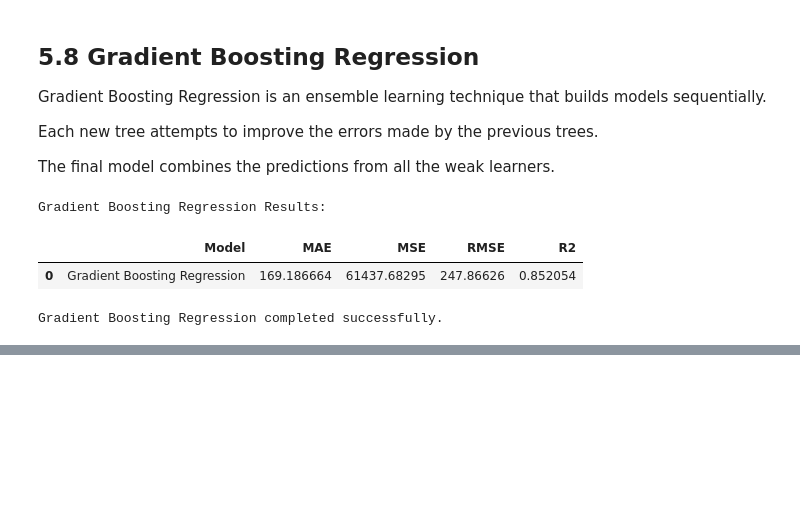
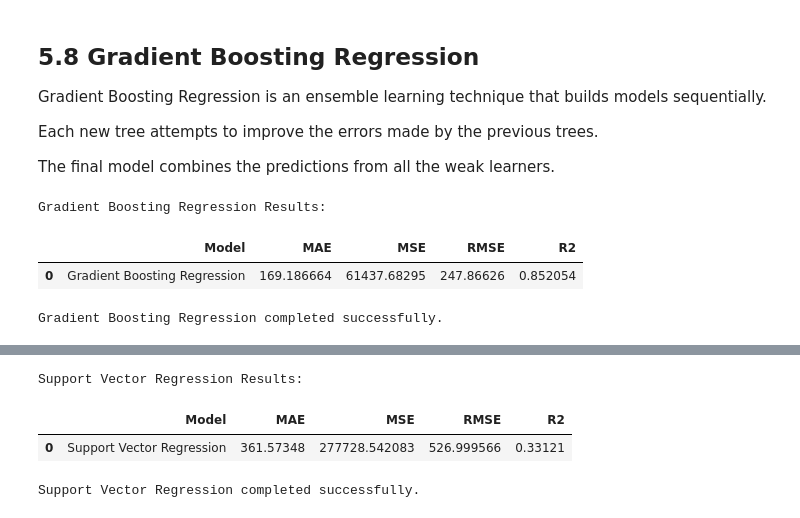
Before and after one commit to mith-sen/ML_Case_Study, a Jupyter notebook: notebooks/regression.ipynb, the cells around one changed output, grey strips where cells are left out. Saved outputs shown, nothing was run; the diff lists cells and outputs as text; code cells hidden in the pictures; blank space fills up the shorter version.

Commit message:
Implement Support Vector Regression

```diff
--- a/notebooks/regression.ipynb
+++ b/notebooks/regression.ipynb
@@ -1403,0 +1412,47 @@ Gradient Boosting Regression completed successfully.
+# %%
+# Import Support Vector Regressor
+from sklearn.svm import SVR
+
+# Create SVR pipeline
+svr_pipeline = Pipeline(
+    steps=[
+        ("preprocessor", preprocessor),
+        ("model", SVR(
+            kernel="rbf"
+        ))
+    ]
+)
+
+# Train the model
+svr_pipeline.fit(X_train, y_train)
+
+# Make predictions
+y_pred_svr = svr_pipeline.predict(X_test)
+
+# Calculate evaluation metrics
+svr_mae = mean_absolute_error(y_test, y_pred_svr)
+svr_mse = mean_squared_error(y_test, y_pred_svr)
+svr_rmse = np.sqrt(svr_mse)
+svr_r2 = r2_score(y_test, y_pred_svr)
+
+# Store results
+svr_result = {
+    "Model": "Support Vector Regression",
+    "MAE": svr_mae,
+    "MSE": svr_mse,
+    "RMSE": svr_rmse,
+    "R2": svr_r2
+}
+
+# Display results
+svr_result_df = pd.DataFrame([svr_result])
+
+print("Support Vector Regression Results:")
+display(svr_result_df)
+
+print("Support Vector Regression completed successfully.")
+# %% [output]
+Support Vector Regression Results:
+|  | Model | MAE | MSE | RMSE | R2 |
+| 0 | Support Vector Regression | 361.57348 | 277728.542083 | 526.999566 | 0.33121 |
+Support Vector Regression completed successfully.
```
Also changed, not shown: parts of 1 cell of this notebook.
